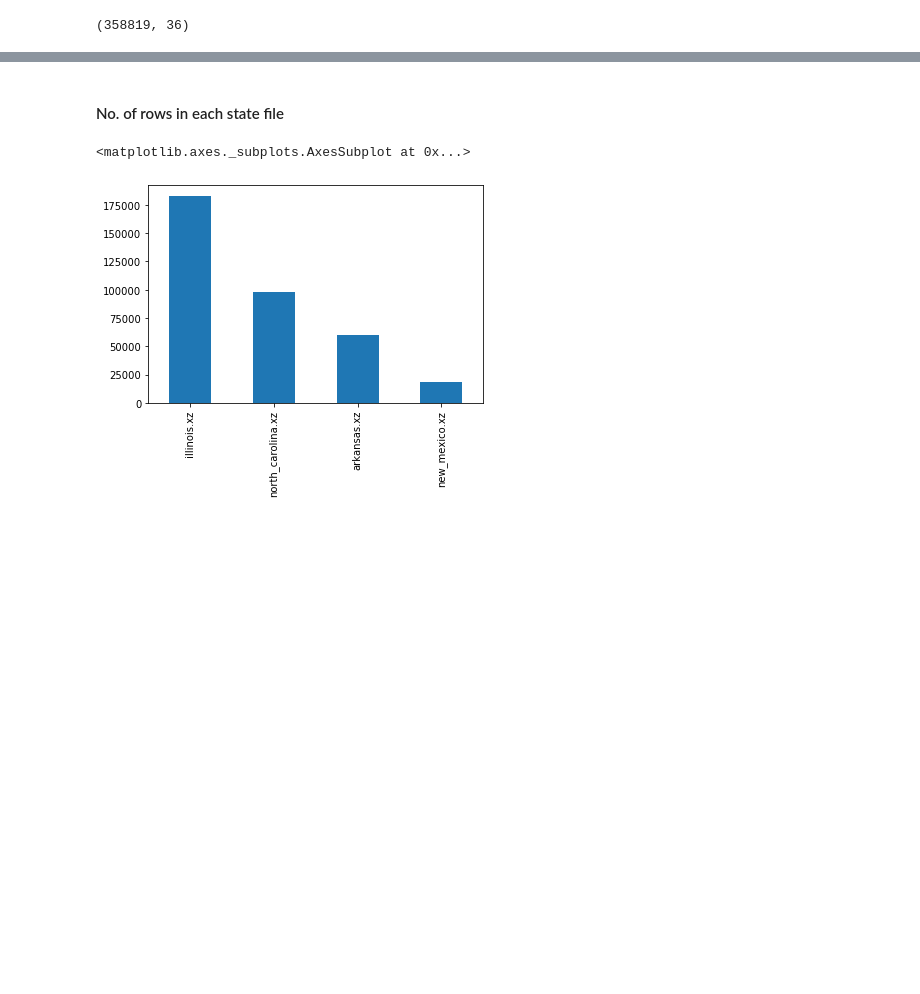
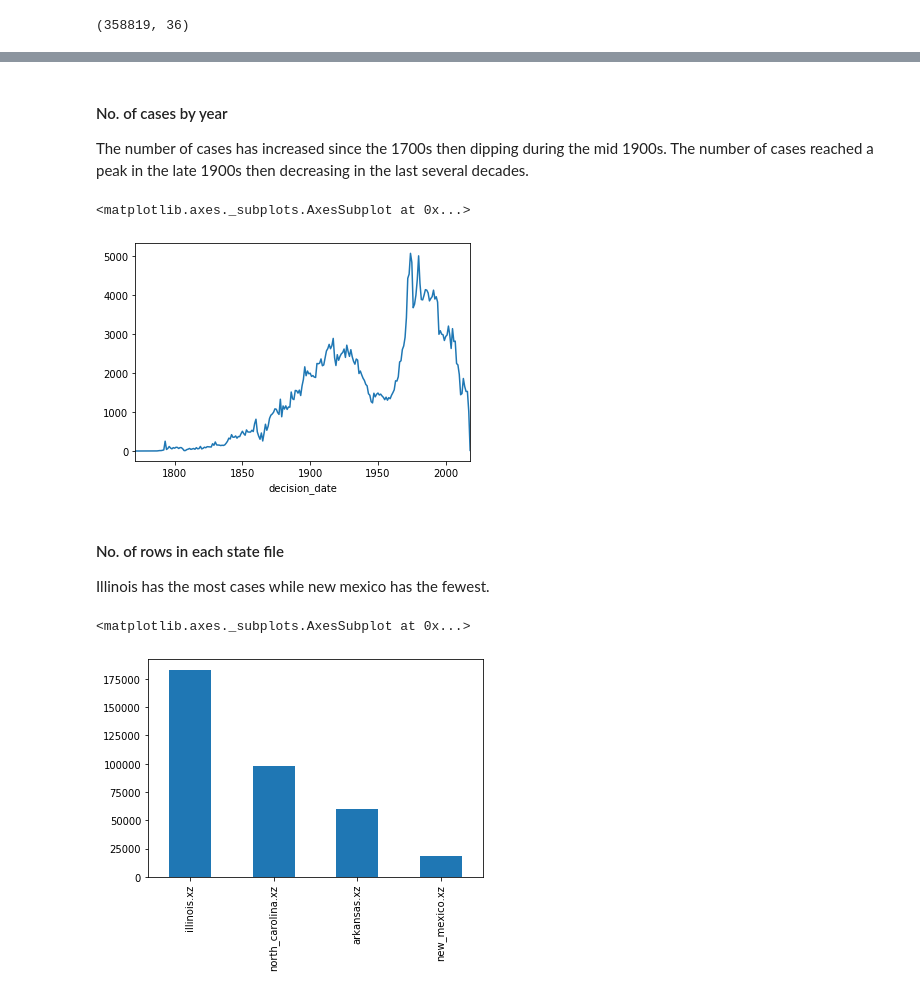
Before and after one commit to medeirosf/2020-CS109B, a Jupyter notebook: content/projects/notebook/cs109b_FP_EDA.ipynb, the cells around one changed output, grey strips where cells are left out. Saved outputs shown, nothing was run; the diff lists cells and outputs as text; code cells hidden in the pictures; blank space fills up the shorter version.

```diff
--- a/content/projects/notebook/cs109b_FP_EDA.ipynb
+++ b/content/projects/notebook/cs109b_FP_EDA.ipynb
@@ -123,6 +136,15 @@ data.head()
 5 rows × 36 columns
+# %% [markdown]
+#### No. of cases by year
+The number of cases has increased since the 1700s then dipping during the mid 1900s. The number of cases reached a peak in the late 1900s then decreasing in the last several decades.
+# %%
+data.groupby([data.decision_date.str[:4].astype(int)])['id'].count().plot()
+# %% [output]
+<matplotlib.axes._subplots.AxesSubplot at 0x...>
+[figure, added]
 # %% [markdown]
 #### No. of rows in each state file
+Illinois has the most cases while new mexico has the fewest.
 # %%
 data.source_state.value_counts().plot.bar()
 # %% [output]
```
Also changed, not shown: parts of 35 cells of this notebook.
